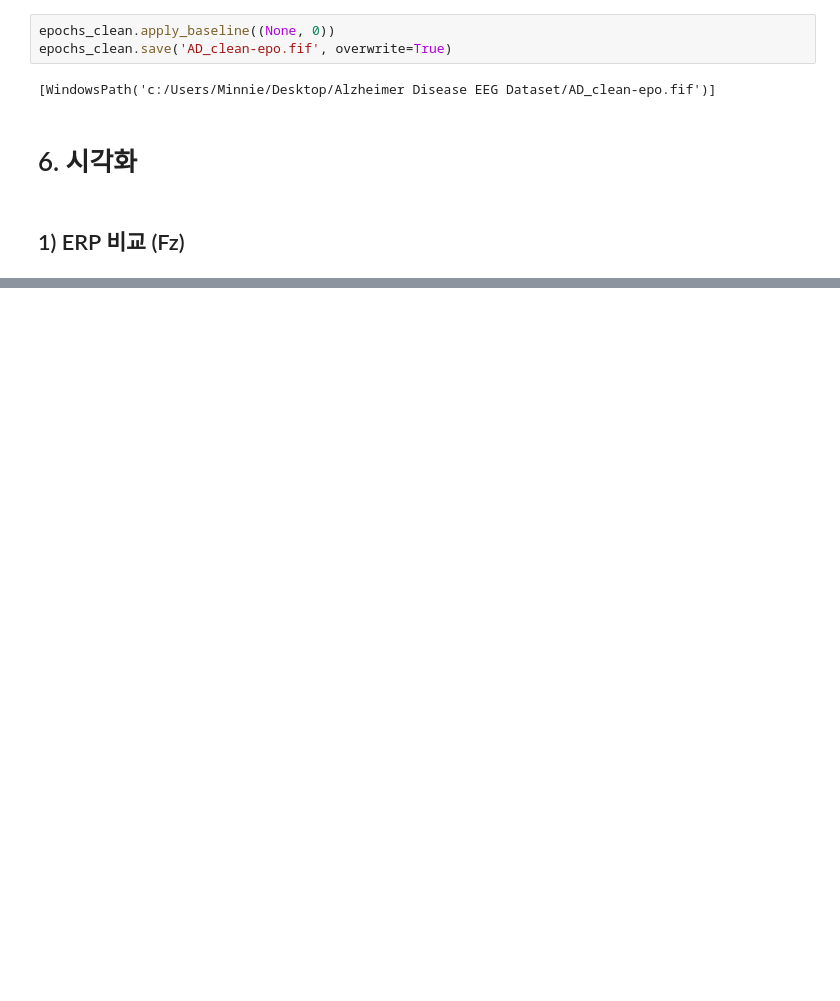
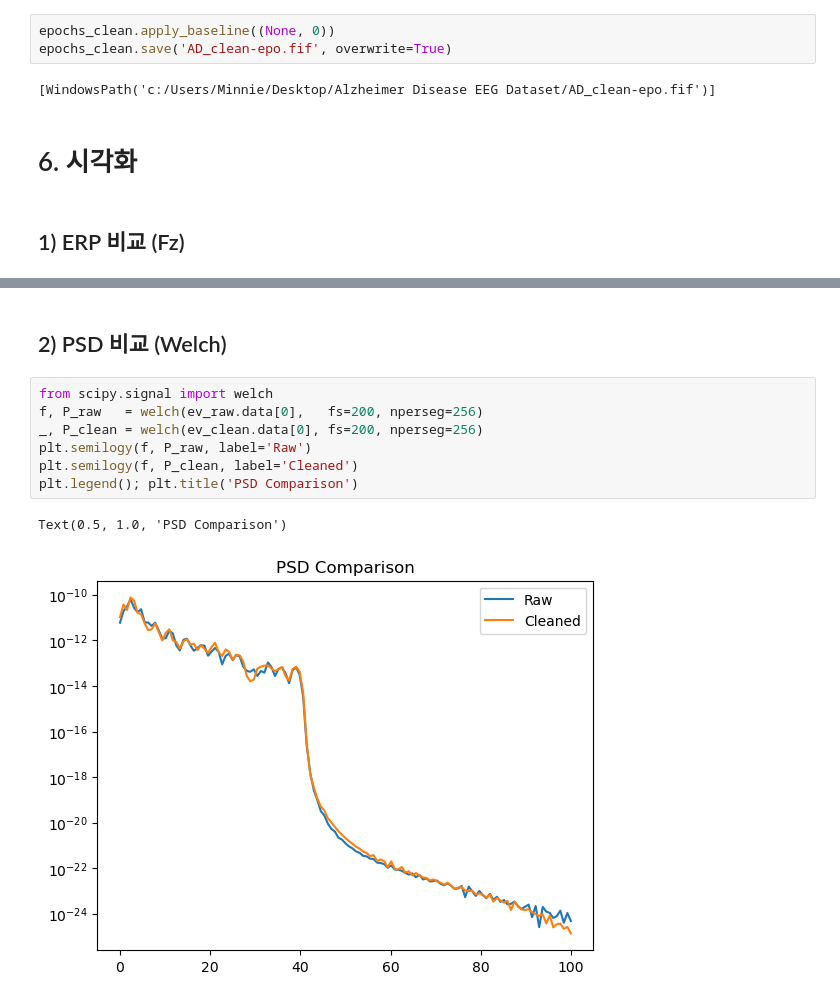
Before and after one commit to Minnie02/CABON-project, a Jupyter notebook: AD_EDA1.ipynb, the cells around one changed output, grey strips where cells are left out. Drawn from its saved outputs; the diff is of its cells as text; blank space fills up the shorter version.

```diff
--- a/AD_EDA1.ipynb
+++ b/AD_EDA1.ipynb
@@ -209,0 +226,12 @@ NameError: name 'raw_epochs_bc' is not defined
+# %% [markdown]
+## 2) PSD 비교 (Welch)
+# %%
+from scipy.signal import welch
+f, P_raw   = welch(ev_raw.data[0],   fs=200, nperseg=256)
+_, P_clean = welch(ev_clean.data[0], fs=200, nperseg=256)
+plt.semilogy(f, P_raw, label='Raw')
+plt.semilogy(f, P_clean, label='Cleaned')
+plt.legend(); plt.title('PSD Comparison')
+# %% [output]
+Text(0.5, 1.0, 'PSD Comparison')
+[figure, added]
```
Also changed, not shown: parts of 7 cells of this notebook.
